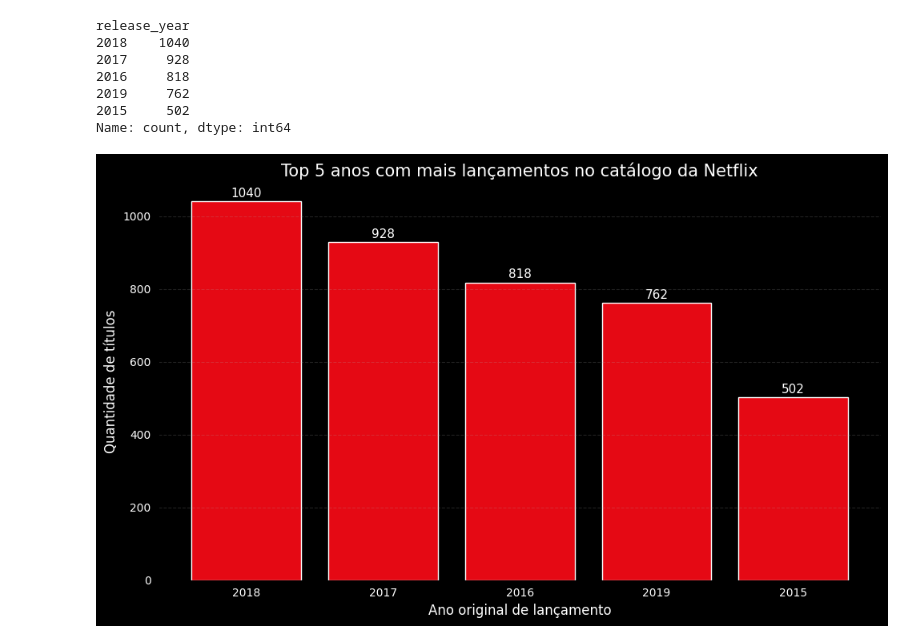
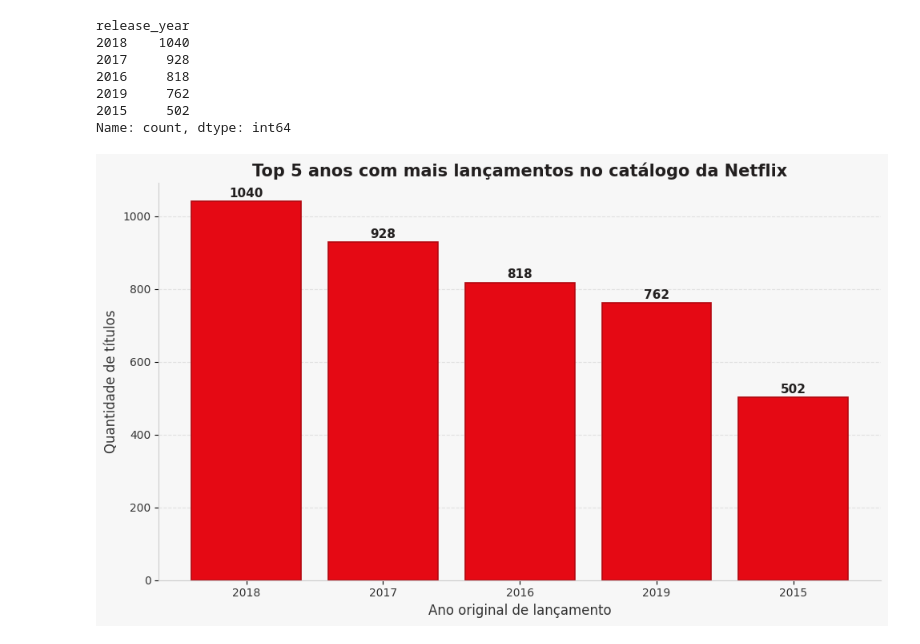
Before and after one commit to i-malur/bootcamp-dados-desafio-python-2, a Jupyter notebook: [OFICIAL]_Challenge_Frequência_e_Medidas.ipynb, the cells around one changed output. Saved outputs shown, nothing was run; the diff lists cells and outputs as text; code cells hidden in the pictures.

```diff
--- a/[OFICIAL]_Challenge_Frequência_e_Medidas.ipynb
+++ b/[OFICIAL]_Challenge_Frequência_e_Medidas.ipynb
@@ -417,63 +440,78 @@ release_year
 2015     502
 Name: count, dtype: int64
 # %%
-# Cria a figura e define o fundo preto
-plt.figure(figsize=(10, 6), facecolor="black")
+#criação do gráfico
+plt.figure(figsize=(10, 6), facecolor='#F7F7F7')
+ax = plt.gca()
+ax.set_facecolor('#F7F7F7')
 
-# Seleciona a área interna do gráfico
-ax = plt.gca()
-
-# Coloca o fundo interno preto
-ax.set_facecolor("black")
-
-# Cria o gráfico de barras
+#  gráfico de barras
 barras = plt.bar(
-    top_5_anos.index.astype(str),  # anos no eixo horizontal
-    top_5_anos.values,             # quantidade de títulos
-    color="#E50914",               # vermelho Netflix
-    edgecolor="white"              # borda branca
+    top_5_anos.index.astype(str),
+    top_5_anos.values,
+    color='#E50914',
+    edgecolor='#B20710',
+    linewidth=1.2
 )
 
 # Adiciona o título
 plt.title(
-    "Top 5 anos com mais lançamentos no catálogo da Netflix",
+    'Top 5 anos com mais lançamentos no catálogo da Netflix',
     fontsize=15,
-    color="white"
+    color='#221F1F',
+    fontweight='bold'
 )
 
 # Adiciona o nome dos eixos
-plt.xlabel("Ano original de lançamento", fontsize=12, color="white")
-plt.ylabel("Quantidade de títulos", fontsize=12, color="white")
-
-# Deixa os números dos eixos brancos
-plt.xticks(color="white")
-plt.yticks(color="white")
-
-# Adiciona uma grade leve no eixo vertical
-plt.grid(
-    axis="y",
-    linestyle="--",
-    alpha=0.2
+plt.xlabel(
+    'Ano original de lançamento',
+    fontsize=12,
+    color='#333333'
 )
 
-# Coloca a quantidade acima de cada barra
+plt.ylabel(
+    'Quantidade de títulos',
+    fontsize=12,
+    color='#333333'
+)
+
+plt.xticks(color='#333333')
+plt.yticks(color='#333333')
+
+plt.grid(
+    axis='y',
+    linestyle='--',
+    color='#CCCCCC',
+    alpha=0.5
+)
+
+ax.set_axisbelow(True)
+
+ax.spines['top'].set_visible(False)
+ax.spines['right'].set_visible(False)
+
+ax.spines['left'].set_color('#CCCCCC')
+ax.spines['bottom'].set_color('#CCCCCC')
+
+
 for barra in barras:
     quantidade = barra.get_height()
 
     plt.text(
         barra.get_x() + barra.get_width() / 2,
         quantidade + 5,
         str(int(quantidade)),
-        ha="center",
-        va="bottom",
-        color="white",
-        fontsize=11
+        ha='center',
+        va='bottom',
+        color='#221F1F',
+        fontsize=11,
+        fontweight='bold'
     )
 
-# Organiza os elementos do gráfico
+# Organiza os elementos
 plt.tight_layout()
 
 # Mostra o gráfico
 plt.show()
 # %% [output]
-[figure, old version]
+[figure, new version]
```
Also changed, not shown: parts of 10 cells of this notebook.
